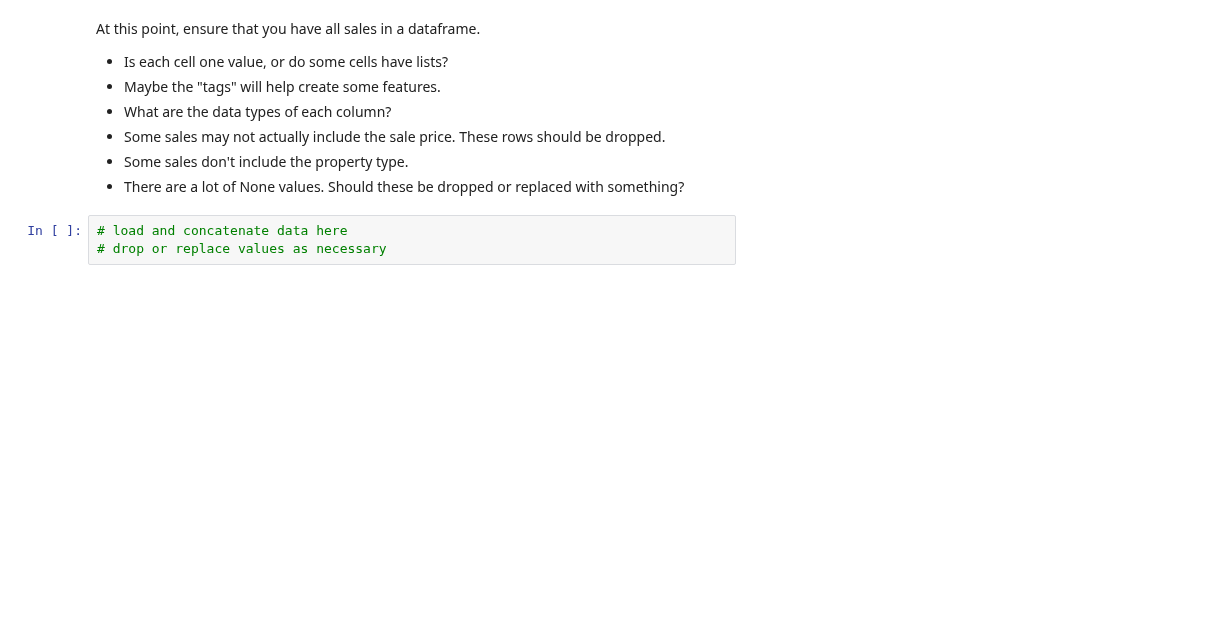
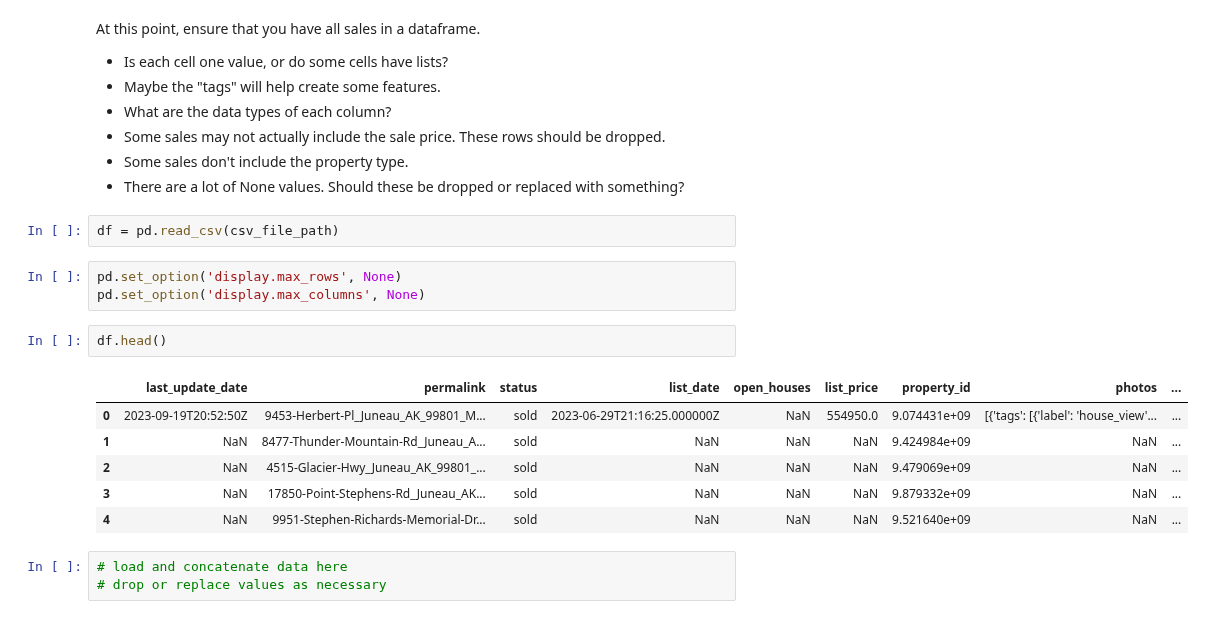
Before and after one commit to rdebullain/ML-supervised_real_estate_data, a Jupyter notebook: notebooks/1 - EDA.ipynb, the cells around one changed output. Drawn from its saved outputs; the diff is of its cells as text; blank space fills up the shorter version.

```diff
--- a/notebooks/1 - EDA.ipynb
+++ b/notebooks/1 - EDA.ipynb
@@ -288,6 +242,20 @@ At this point, ensure that you have all sales in a dataframe.
 - Some sales may not actually include the sale price.  These rows should be dropped.
 - Some sales don't include the property type.
 - There are a lot of None values.  Should these be dropped or replaced with something?
+# %%
+df = pd.read_csv(csv_file_path)
+# %%
+pd.set_option('display.max_rows', None)
+pd.set_option('display.max_columns', None)
+# %%
+df.head()
+# %% [output]
+|  | last_update_date | permalink | status | list_date | open_houses | list_price | property_id | photos | ... |
+| 0 | 2023-09-19T20:52:50Z | 9453-Herbert-Pl_Juneau_AK_99801_M... | sold | 2023-06-29T21:16:25.000000Z | NaN | 554950.0 | 9.074431e+09 | [{'tags': [{'label': 'house_view'... | ... |
+| 1 | NaN | 8477-Thunder-Mountain-Rd_Juneau_A... | sold | NaN | NaN | NaN | 9.424984e+09 | NaN | ... |
+| 2 | NaN | 4515-Glacier-Hwy_Juneau_AK_99801_... | sold | NaN | NaN | NaN | 9.479069e+09 | NaN | ... |
+| 3 | NaN | 17850-Point-Stephens-Rd_Juneau_AK... | sold | NaN | NaN | NaN | 9.879332e+09 | NaN | ... |
+| 4 | NaN | 9951-Stephen-Richards-Memorial-Dr... | sold | NaN | NaN | NaN | 9.521640e+09 | NaN | ... |
 # %%
 # load and concatenate data here
 # drop or replace values as necessary
```
Also changed, not shown: parts of 5 cells of this notebook, 1 other file.
